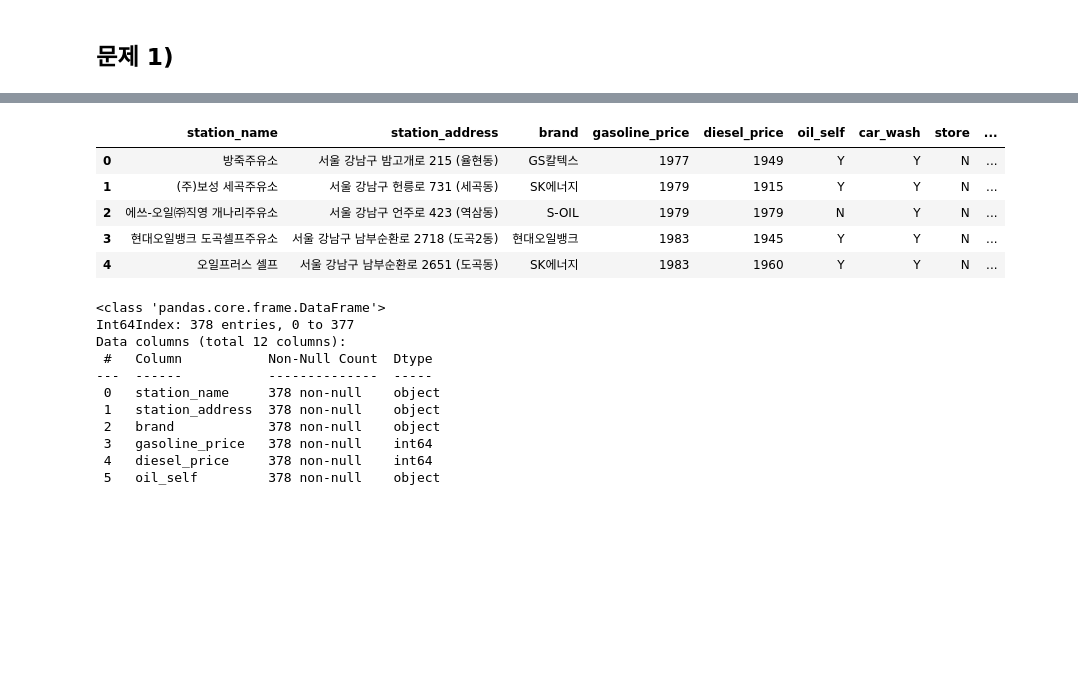
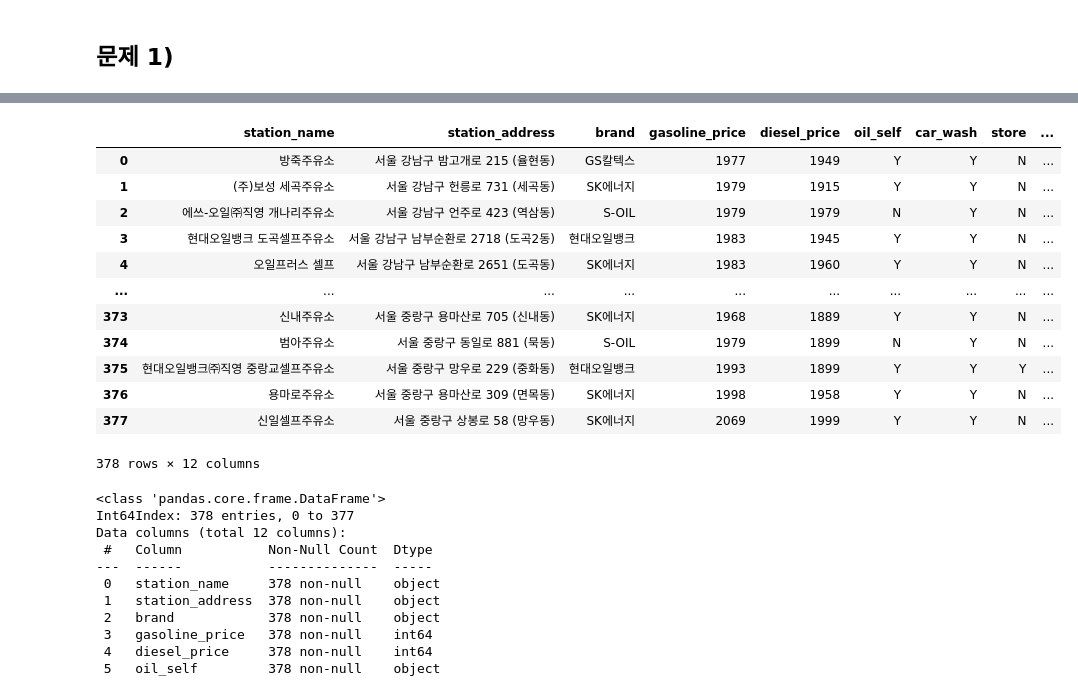
Before and after one commit to HeyJunie/ds_study, a Jupyter notebook: EDA_project_2/[ZB1]_sanghyejun.ipynb, the cells around one changed output, grey strips where cells are left out. Cells and saved outputs as stored; diff of their text form; code cells hidden in the pictures; blank space fills up the shorter version.

```diff
--- a/EDA_project_2/[ZB1]_sanghyejun.ipynb
+++ b/EDA_project_2/[ZB1]_sanghyejun.ipynb
@@ -245,14 +248,21 @@ done!
 #SIGUNGU_NM0 > option:nth-child(2)
 # %%
 oil_data = pd.read_excel("./data/seoul_oil_station.xlsx", thousands = ',', index_col=0)
-oil_data.head()
+oil_data
 # %% [output]
 |  | station_name | station_address | brand | gasoline_price | diesel_price | oil_self | car_wash | store | ... |
 | 0 | 방죽주유소 | 서울 강남구 밤고개로 215 (율현동) | GS칼텍스 | 1977 | 1949 | Y | Y | N | ... |
 | 1 | (주)보성 세곡주유소 | 서울 강남구 헌릉로 731 (세곡동) | SK에너지 | 1979 | 1915 | Y | Y | N | ... |
 | 2 | 에쓰-오일㈜직영 개나리주유소 | 서울 강남구 언주로 423 (역삼동) | S-OIL | 1979 | 1979 | N | Y | N | ... |
 | 3 | 현대오일뱅크 도곡셀프주유소 | 서울 강남구 남부순환로 2718 (도곡2동) | 현대오일뱅크 | 1983 | 1945 | Y | Y | N | ... |
 | 4 | 오일프러스 셀프 | 서울 강남구 남부순환로 2651 (도곡동) | SK에너지 | 1983 | 1960 | Y | Y | N | ... |
+| ... | ... | ... | ... | ... | ... | ... | ... | ... | ... |
+| 373 | 신내주유소 | 서울 중랑구 용마산로 705 (신내동) | SK에너지 | 1968 | 1889 | Y | Y | N | ... |
+| 374 | 범아주유소 | 서울 중랑구 동일로 881 (묵동) | S-OIL | 1979 | 1899 | N | Y | N | ... |
+| 375 | 현대오일뱅크㈜직영 중랑교셀프주유소 | 서울 중랑구 망우로 229 (중화동) | 현대오일뱅크 | 1993 | 1899 | Y | Y | Y | ... |
+| 376 | 용마로주유소 | 서울 중랑구 용마산로 309 (면목동) | SK에너지 | 1998 | 1958 | Y | Y | N | ... |
+| 377 | 신일셀프주유소 | 서울 중랑구 상봉로 58 (망우동) | SK에너지 | 2069 | 1999 | Y | Y | N | ... |
+378 rows × 12 columns
 # %%
 import matplotlib.pyplot as plt
 import seaborn as sns
```
Also changed, not shown: parts of 2 cells of this notebook, 37 other files.
